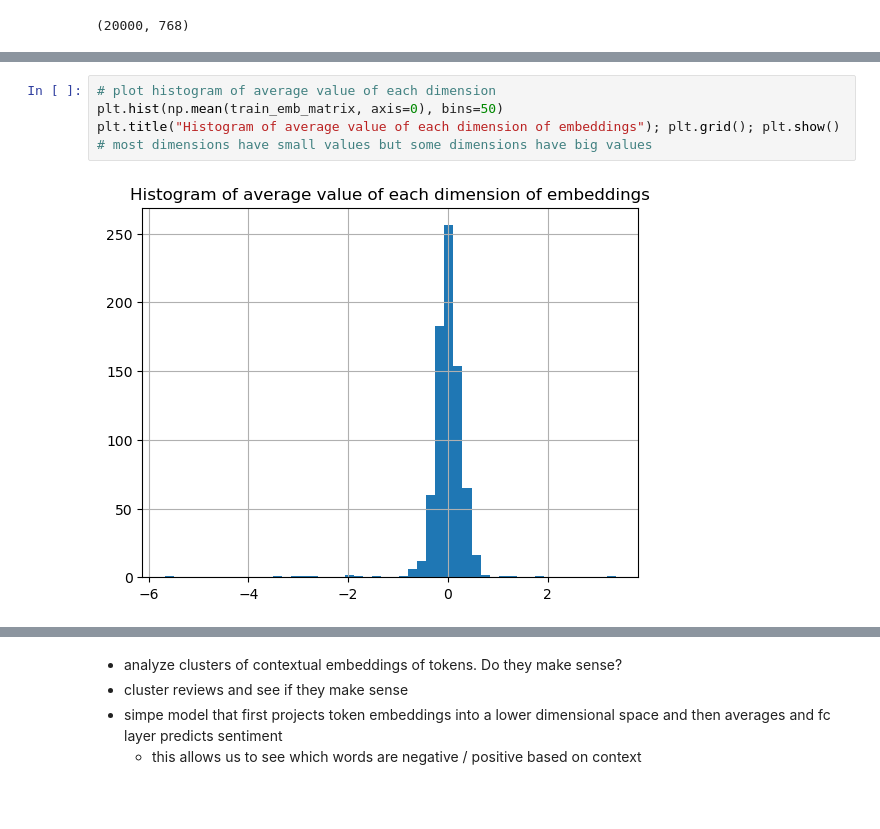
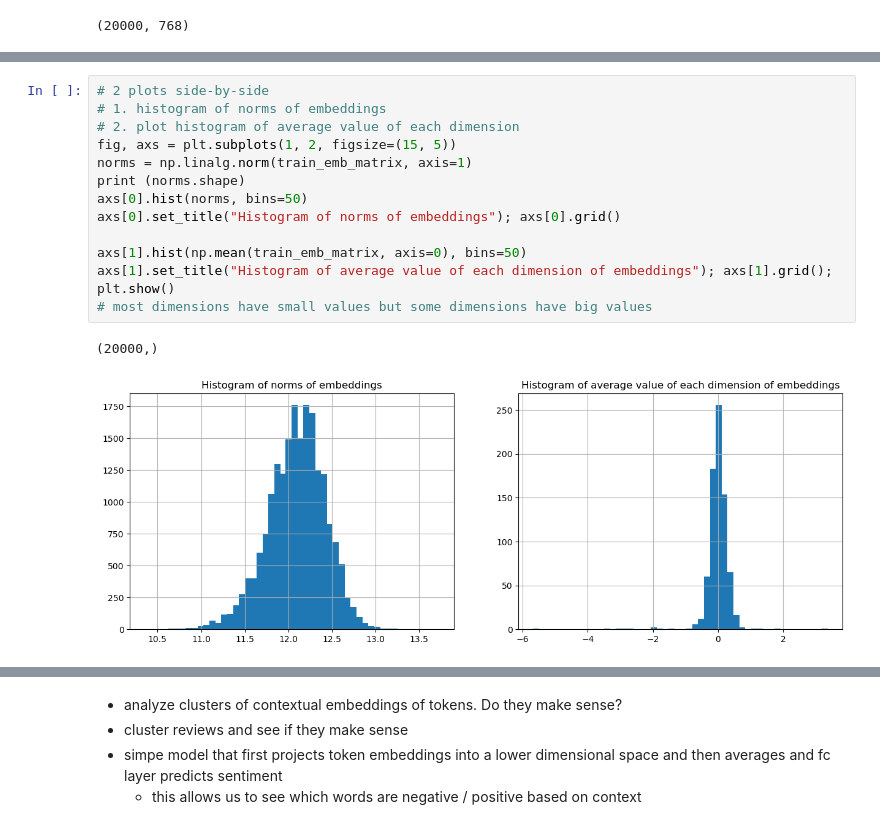
Before and after one commit to vmohit256/ml_practice, a Jupyter notebook: nlp/text_classification/imdb_reviews_deep_learning.ipynb, the cells around one changed output, grey strips where cells are left out. Drawn from its saved outputs; the diff is of its cells as text; blank space fills up the shorter version.

```diff
--- a/nlp/text_classification/imdb_reviews_deep_learning.ipynb
+++ b/nlp/text_classification/imdb_reviews_deep_learning.ipynb
@@ -596,7 +591,16 @@ plt.title("Histogram of norms of embeddings"); plt.grid(); plt.show()
 # %%
-# plot histogram of average value of each dimension
-plt.hist(np.mean(train_emb_matrix, axis=0), bins=50)
-plt.title("Histogram of average value of each dimension of embeddings"); plt.grid(); plt.show()
+# 2 plots side-by-side
+# 1. histogram of norms of embeddings
+# 2. plot histogram of average value of each dimension
+fig, axs = plt.subplots(1, 2, figsize=(15, 5))
+norms = np.linalg.norm(train_emb_matrix, axis=1)
+print (norms.shape)
+axs[0].hist(norms, bins=50)
+axs[0].set_title("Histogram of norms of embeddings"); axs[0].grid()
+
+axs[1].hist(np.mean(train_emb_matrix, axis=0), bins=50)
+axs[1].set_title("Histogram of average value of each dimension of embeddings"); axs[1].grid(); plt.show()
 # most dimensions have small values but some dimensions have big values
 # %% [output]
+(20000,)
-[figure, old version]
+[figure, new version]
```
Also changed, not shown: parts of 28 cells of this notebook, 1 other file.
